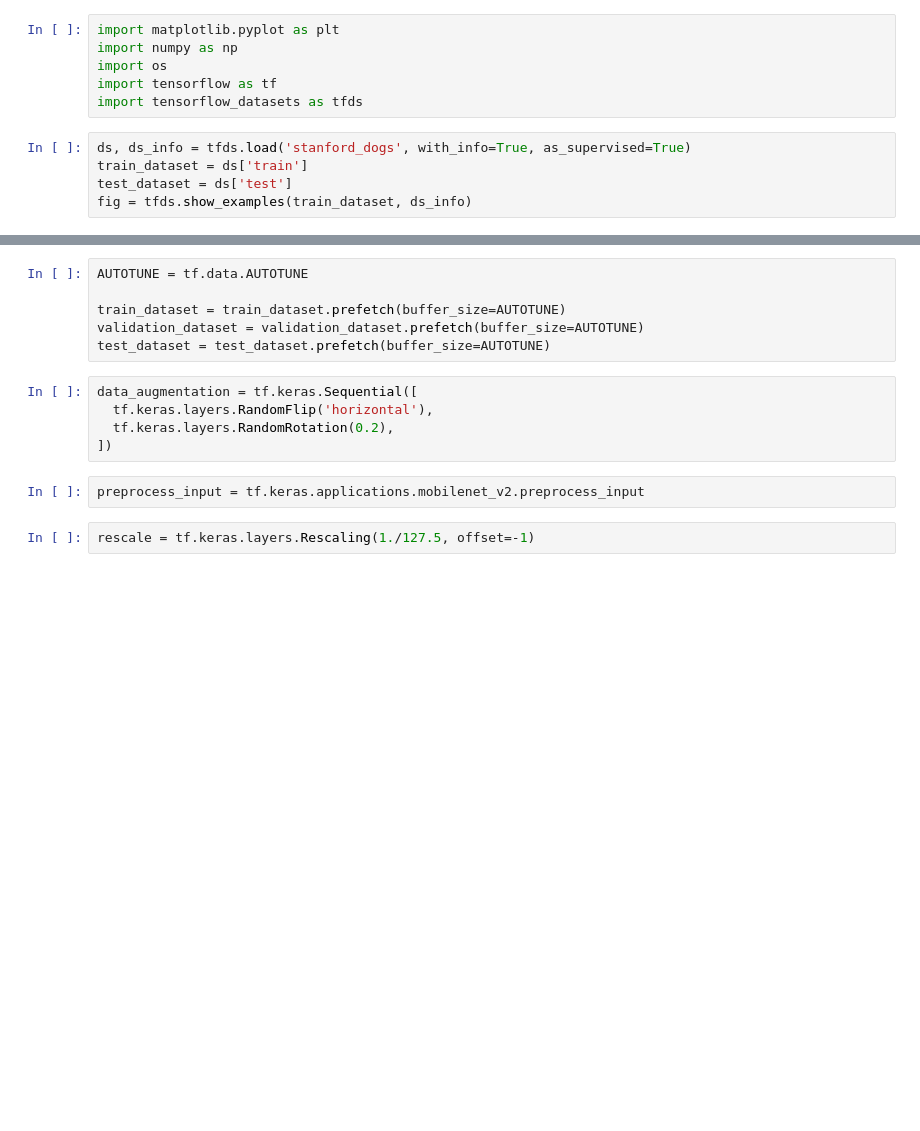
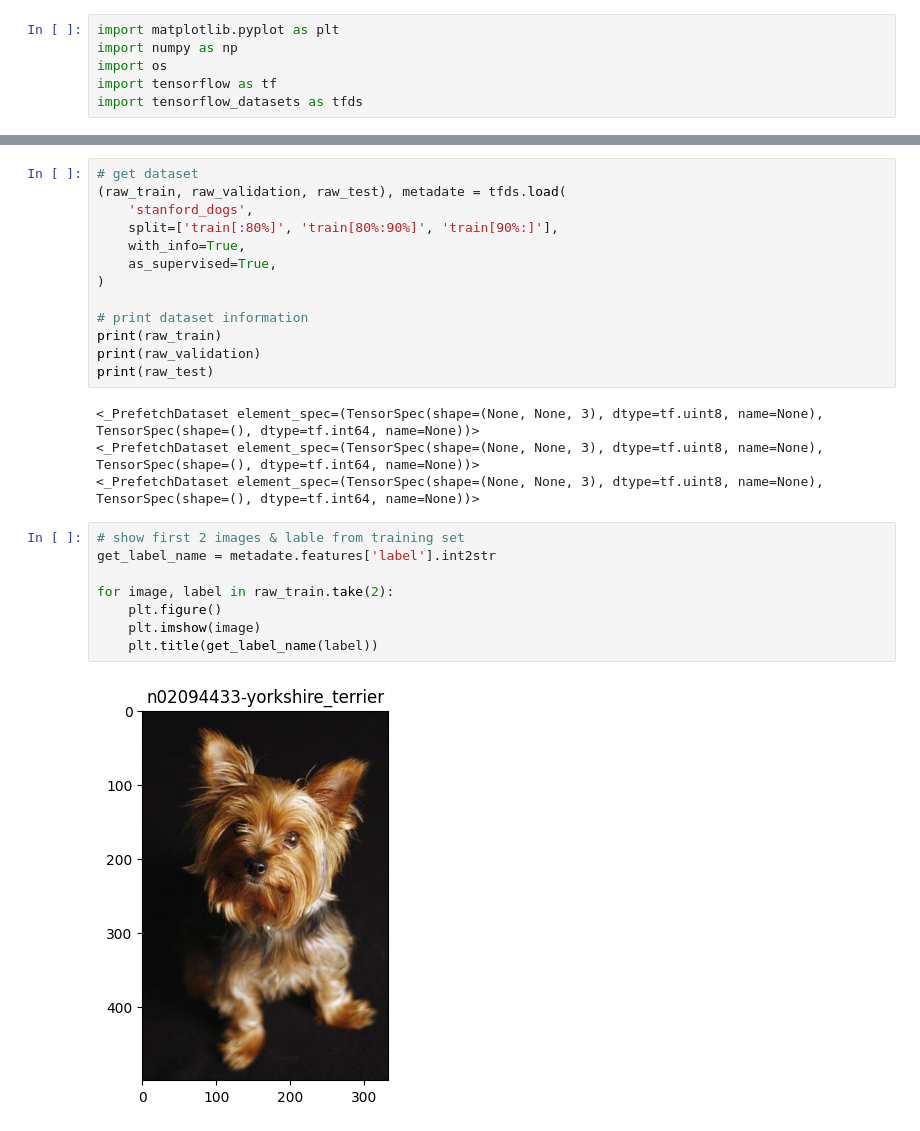
Before and after one commit to ParkerTPS/ECE528, a Jupyter notebook: Lab_2/Q3/q3_a.ipynb, the cells around one changed output, grey strips where cells are left out. Drawn from its saved outputs; the diff is of its cells as text; blank space fills up the shorter version.

```diff
--- a/Lab_2/Q3/q3_a.ipynb
+++ b/Lab_2/Q3/q3_a.ipynb
@@ -4,8 +4,3 @@ import numpy as np
 import os
 import tensorflow as tf
 import tensorflow_datasets as tfds
-# %%
-ds, ds_info = tfds.load('stanford_dogs', with_info=True, as_supervised=True)
-train_dataset = ds['train']
-test_dataset = ds['test']
-fig = tfds.show_examples(train_dataset, ds_info)
@@ -24,15 +7,27 @@ Number of test batches: 192
-# %%
-AUTOTUNE = tf.data.AUTOTUNE
-
-train_dataset = train_dataset.prefetch(buffer_size=AUTOTUNE)
-validation_dataset = validation_dataset.prefetch(buffer_size=AUTOTUNE)
-test_dataset = test_dataset.prefetch(buffer_size=AUTOTUNE)
-# %%
-data_augmentation = tf.keras.Sequential([
-  tf.keras.layers.RandomFlip('horizontal'),
-  tf.keras.layers.RandomRotation(0.2),
-])
-# %%
-preprocess_input = tf.keras.applications.mobilenet_v2.preprocess_input
-# %%
-rescale = tf.keras.layers.Rescaling(1./127.5, offset=-1)
+# %%
+# get dataset
+(raw_train, raw_validation, raw_test), metadate = tfds.load(
+    'stanford_dogs',
+    split=['train[:80%]', 'train[80%:90%]', 'train[90%:]'],
+    with_info=True,
+    as_supervised=True,
+)
+
+# print dataset information
+print(raw_train)
+print(raw_validation)
+print(raw_test)
+# %% [output]
+<_PrefetchDataset element_spec=(TensorSpec(shape=(None, None, 3), dtype=tf.uint8, name=None), TensorSpec(shape=(), dtype=tf.int64, name=None))>
+<_PrefetchDataset element_spec=(TensorSpec(shape=(None, None, 3), dtype=tf.uint8, name=None), TensorSpec(shape=(), dtype=tf.int64, name=None))>
+<_PrefetchDataset element_spec=(TensorSpec(shape=(None, None, 3), dtype=tf.uint8, name=None), TensorSpec(shape=(), dtype=tf.int64, name=None))>
+# %%
+# show first 2 images & lable from training set
+get_label_name = metadate.features['label'].int2str
+
+for image, label in raw_train.take(2):
+    plt.figure()
+    plt.imshow(image)
+    plt.title(get_label_name(label))
+# %% [output]
+[figure, added]
```
Also changed, not shown: parts of 18 cells of this notebook.
